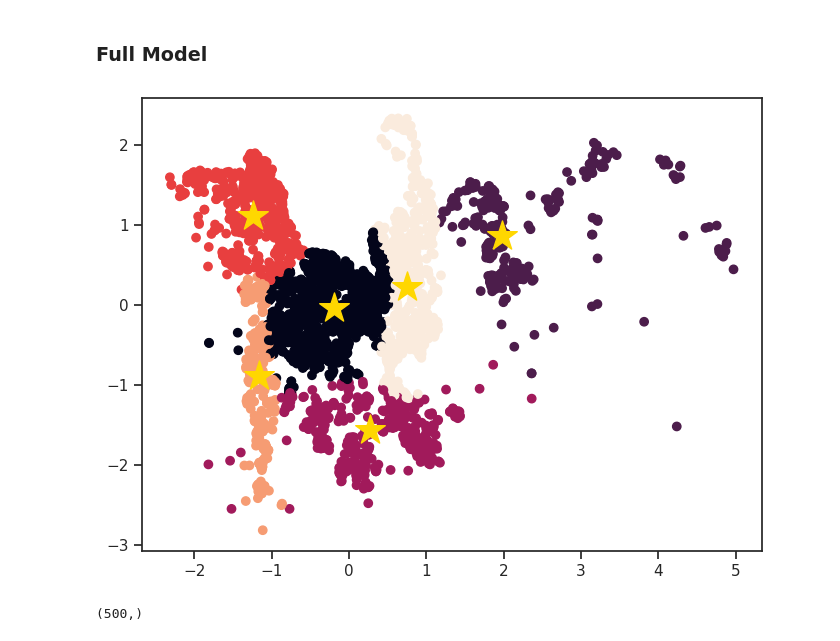
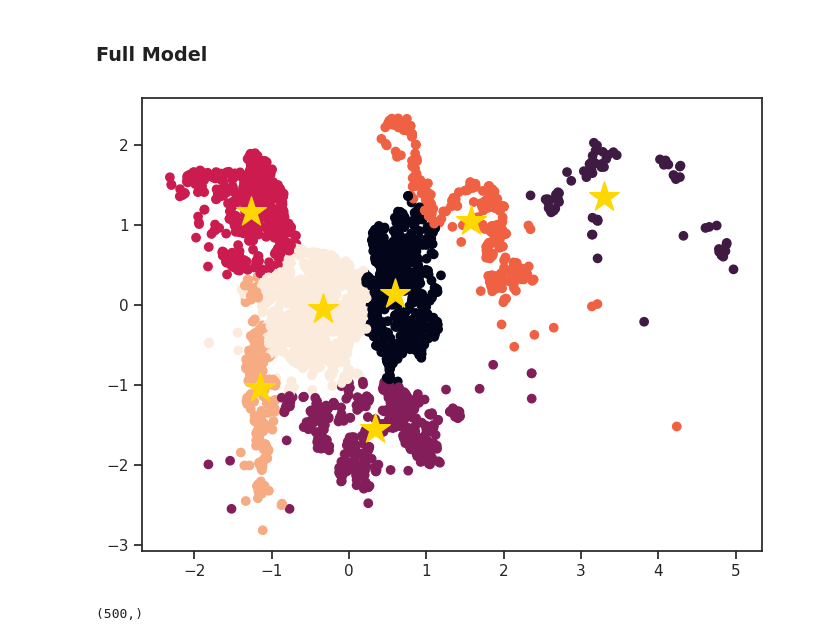
Before and after one commit to comaraDOTcom/ml-applications, a Jupyter notebook: Etivity2/ET5003_Etivity2_CONOROMARA_20151845.ipynb, the cells around one changed output. Cells and saved outputs as stored; diff of their text form; code cells hidden in the pictures.

```diff
--- a/Etivity2/ET5003_Etivity2_CONOROMARA_20151845.ipynb
+++ b/Etivity2/ET5003_Etivity2_CONOROMARA_20151845.ipynb
@@ -316,21 +353,21 @@ Full model MAPE =  0.28456529267495717
 # %%
 # training gaussian mixture model
 from sklearn.mixture import GaussianMixture
 
-gmm = GaussianMixture(n_components=6)
-# clustering by features 1, 2
+gmm = GaussianMixture(n_components=7)
+# clustering by features 2, 3(lat-long)
 ind=[2,3]
 X_ind = np.vstack([Xn_train[:,ind],Xn_test[:,ind]])
 # Gaussian Mixture
 gmm.fit(X_ind)
 labels = gmm.predict(X_ind)
 # plot blue dots
 plt.scatter(X_ind[:,0],X_ind[:,1], c = labels)
 # centroids:  orange dots
 plt.scatter(gmm.means_[:,0],gmm.means_[:,1], c='gold', marker='*', s=500)
 plt.show()
 # %% [output]
-[figure, old version]
+[figure, new version]
 # %%
 y_test.shape
 # %% [output]
```
Also changed, not shown: parts of 36 cells of this notebook.
